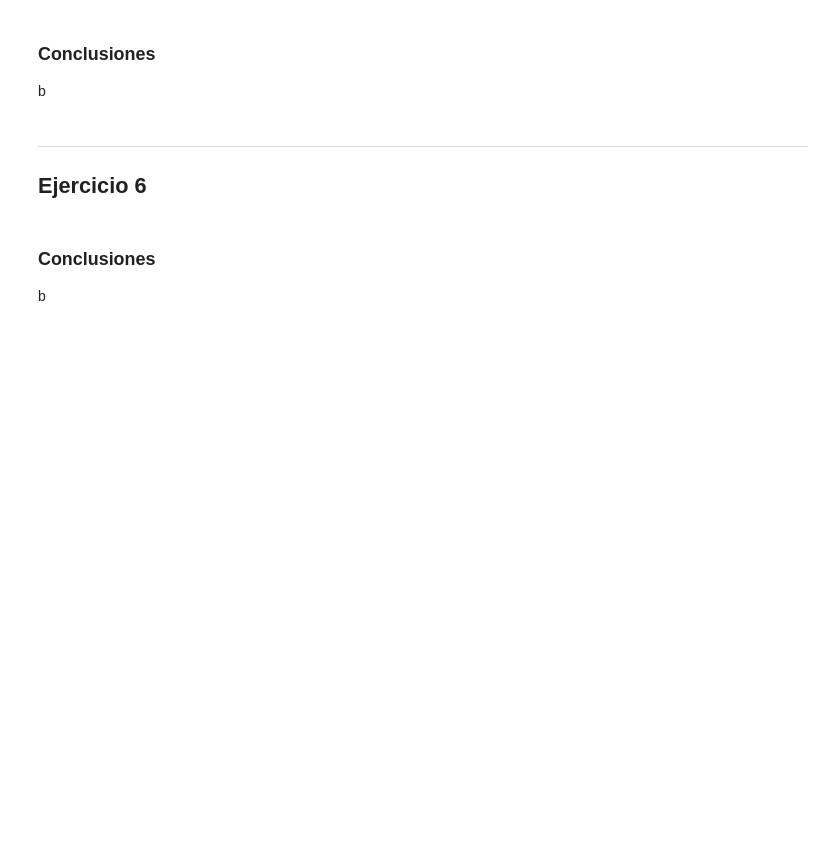
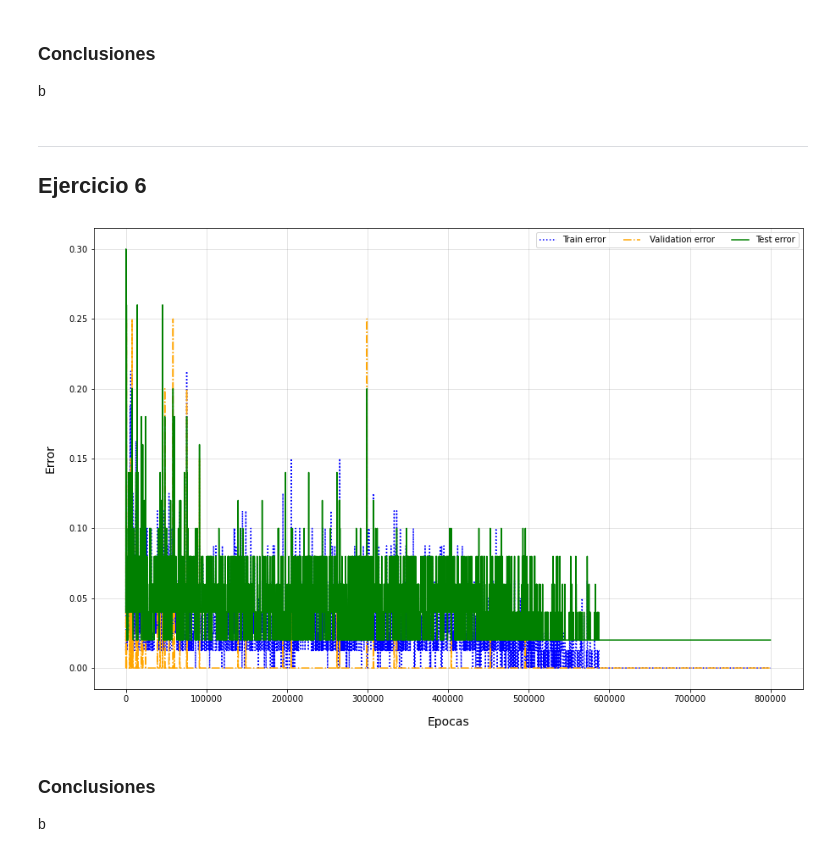
Before and after one commit to jfarizano/IntroML, a Jupyter notebook: tp2.ipynb, the cells around one changed output. Saved outputs shown, nothing was run; the diff lists cells and outputs as text; code cells hidden in the pictures; blank space fills up the shorter version.

```diff
--- a/tp2.ipynb
+++ b/tp2.ipynb
@@ -426,3 +384,35 @@ b
+# %%
+from sklearn.datasets import load_iris
+
+epochs=200 # numero de epocas que entrena cada vez
+N2=6  # neuronas en la capa oculta
+evals=4000 # evalauciones del entrenamiento
+eta=0.01 # learning rate
+alfa=0.9 # momentum
+
+iris = load_iris()
+X = iris.data
+y = iris.target
+X_data, X_test, y_data, y_test = train_test_split(X, y, random_state=0, test_size = 1/3)
+X_train, X_val, y_train, y_val = train_test_split(X_data, y_data, random_state=0, test_size = 0.2)
+
+# Creo la red neuronal
+classif = create_net_classifier(N2, eta, alfa, epochs)
+
+# La entreno con los conjuntos generados anteriormente
+best_net, e_train, e_val, e_test = train_net(classif, evals, X_train, y_train, X_val, y_val, X_test, y_test)
+
+errors = []
+
+for i in range(evals):
+    errors.append([e_train[i], i * epochs, "Train error"])
+    errors.append([e_val[i], i * epochs, " Validation error"])
+    errors.append([e_test[i], i * epochs, "Test error"])
+
+errors_df = pd.DataFrame(errors, columns = ["Error", "Epocas", "Class"])
+graph_errors(errors_df, "Epocas")
+# %% [output]
+[figure, added]
 # %% [markdown]
 ### Conclusiones
 b
```
Also changed, not shown: parts of 15 cells of this notebook, 8 other files.
